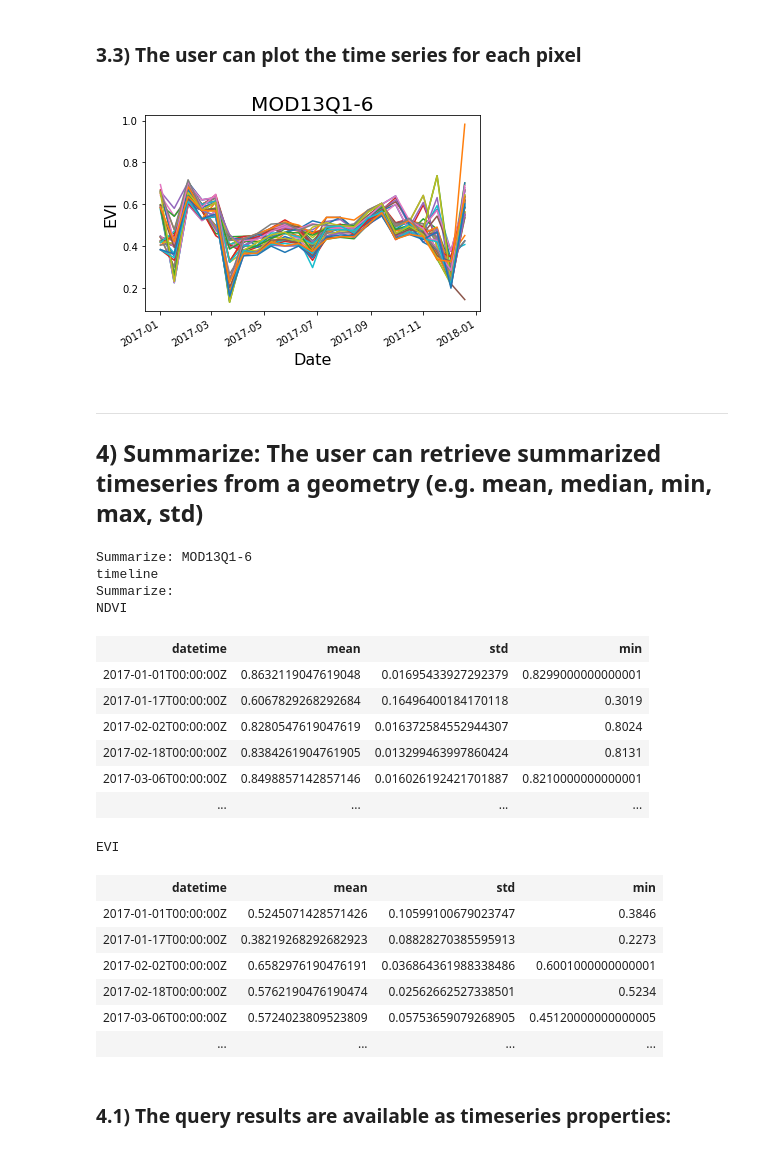
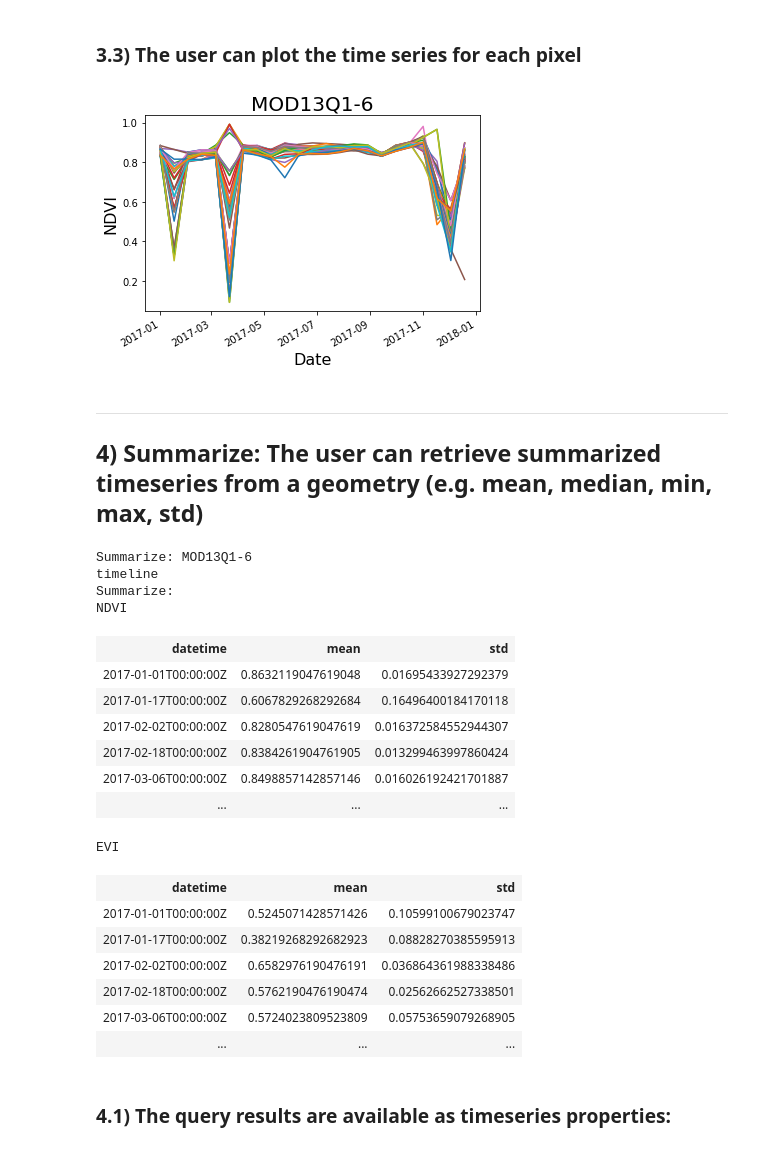
Before and after one commit to brazil-data-cube/wtss.py, a Jupyter notebook: examples/WTSS_jupyter_notebook.ipynb, the cells around one changed output. Drawn from its saved outputs; the diff is of its cells as text; code cells hidden in the pictures.

```diff
--- a/examples/WTSS_jupyter_notebook.ipynb
+++ b/examples/WTSS_jupyter_notebook.ipynb
@@ -12,8 +12,14 @@
 #
 
 from wtss import *
+import os
 
-SERVER_URL = 'http://127.0.0.1:6000/'
-BDC_AUTH_TOKEN = 'change-me'
+BDC_AUTH_CLIENT_SECRET = os.getenv("BDC_AUTH_CLIENT_SECRET", None)
+WTSS_SERVER_URL = os.getenv("WTSS_SERVER_URL", None)
 
-service = WTSS(url=SERVER_URL, access_token=BDC_AUTH_TOKEN)
+service = WTSS(url=WTSS_SERVER_URL, access_token=BDC_AUTH_CLIENT_SECRET)
+
+print('\n\t CUBES:', service.cubes)
+print('\n\t COLLECTIONS:', service.collections)
+print('\n\t MOSAICS:', service.mosaics)
+print('\n\t CLASSIFICATIONS:', service.classifications)
@@ -64,13 +66,15 @@ attributes = ['NDVI','EVI']
 geometry = {"type":"Polygon","coordinates":[[[-54,-12],[-53.99,-12],[-53.99,-11.99],[-54,-11.99],[-54,-12]]]}
 start_datetime = '2017-01-01'
 end_datetime = '2017-12-31'
+applyAttributeScale = True
 
 # Retrieve data
 timeseries = coverage.ts(
     attributes = attributes,
     geom = geometry,
     start_datetime = start_datetime,
-    end_datetime = end_datetime
+    end_datetime = end_datetime,
+    applyAttributeScale = applyAttributeScale
 )
 
 timeseries
@@ -138,9 +142,9 @@ timeseries_df
 # %% [markdown]
 ### 3.3) The user can plot the time series for each pixel
 # %%
-timeseries.plot(attribute='EVI')
+timeseries.plot(attribute='NDVI')
 # %% [output]
-[figure, old version]
+[figure, new version]
 # %% [markdown]
 _______________________________________
 ## 4) Summarize: The user can retrieve summarized timeseries from a geometry (e.g. mean, median, min, max, std)
@@ -150,7 +154,7 @@ attributes = ['NDVI','EVI']
 geometry = {"type":"Polygon","coordinates":[[[-54,-12],[-53.99,-12],[-53.99,-11.99],[-54,-11.99],[-54,-12]]]}
 start_datetime = '2017-01-01'
 end_datetime = '2018-01-31'
-aggregations = ['mean', 'std','min']
+aggregations = ['mean', 'std']
 
 # Retrieve data
 summarize = coverage.summarize(
@@ -166,21 +170,21 @@ Summarize: MOD13Q1-6
 timeline
 Summarize:
 NDVI
-| datetime | mean | std | min |
-| 2017-01-01T00:00:00Z | 0.8632119047619048 | 0.01695433927292379 | 0.8299000000000001 |
-| 2017-01-17T00:00:00Z | 0.6067829268292684 | 0.16496400184170118 | 0.3019 |
-| 2017-02-02T00:00:00Z | 0.8280547619047619 | 0.016372584552944307 | 0.8024 |
-| 2017-02-18T00:00:00Z | 0.8384261904761905 | 0.013299463997860424 | 0.8131 |
-| 2017-03-06T00:00:00Z | 0.8498857142857146 | 0.016026192421701887 | 0.8210000000000001 |
-| ... | ... | ... | ... |
+| datetime | mean | std |
+| 2017-01-01T00:00:00Z | 0.8632119047619048 | 0.01695433927292379 |
+| 2017-01-17T00:00:00Z | 0.6067829268292684 | 0.16496400184170118 |
+| 2017-02-02T00:00:00Z | 0.8280547619047619 | 0.016372584552944307 |
+| 2017-02-18T00:00:00Z | 0.8384261904761905 | 0.013299463997860424 |
+| 2017-03-06T00:00:00Z | 0.8498857142857146 | 0.016026192421701887 |
+| ... | ... | ... |
 EVI
-| datetime | mean | std | min |
-| 2017-01-01T00:00:00Z | 0.5245071428571426 | 0.10599100679023747 | 0.3846 |
-| 2017-01-17T00:00:00Z | 0.38219268292682923 | 0.08828270385595913 | 0.2273 |
-| 2017-02-02T00:00:00Z | 0.6582976190476191 | 0.036864361988338486 | 0.6001000000000001 |
-| 2017-02-18T00:00:00Z | 0.5762190476190474 | 0.02562662527338501 | 0.5234 |
-| 2017-03-06T00:00:00Z | 0.5724023809523809 | 0.05753659079268905 | 0.45120000000000005 |
-| ... | ... | ... | ... |
+| datetime | mean | std |
+| 2017-01-01T00:00:00Z | 0.5245071428571426 | 0.10599100679023747 |
+| 2017-01-17T00:00:00Z | 0.38219268292682923 | 0.08828270385595913 |
+| 2017-02-02T00:00:00Z | 0.6582976190476191 | 0.036864361988338486 |
+| 2017-02-18T00:00:00Z | 0.5762190476190474 | 0.02562662527338501 |
+| 2017-03-06T00:00:00Z | 0.5724023809523809 | 0.05753659079268905 |
+| ... | ... | ... |
 # %% [markdown]
 ### 4.1) The query results are available as timeseries properties:
 # %%
```
Also changed, not shown: parts of 6 cells of this notebook, 5 other files.
